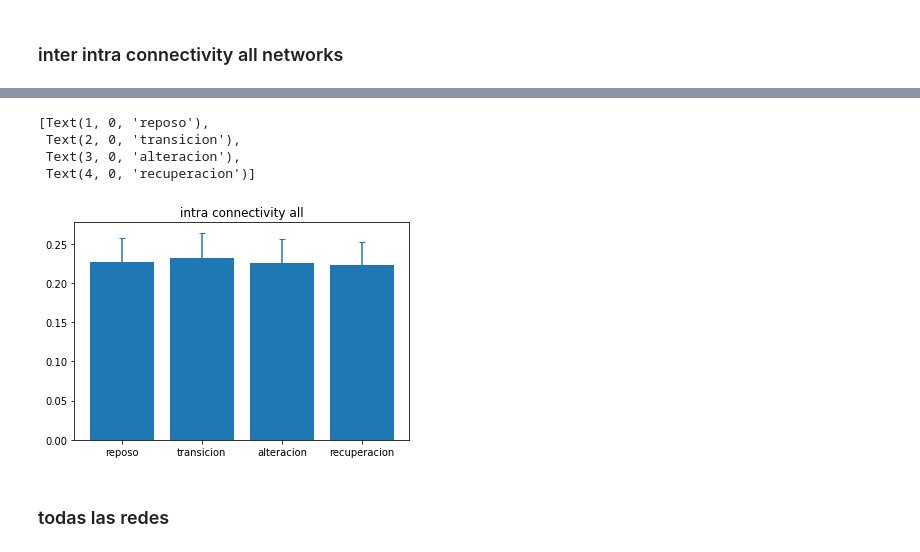
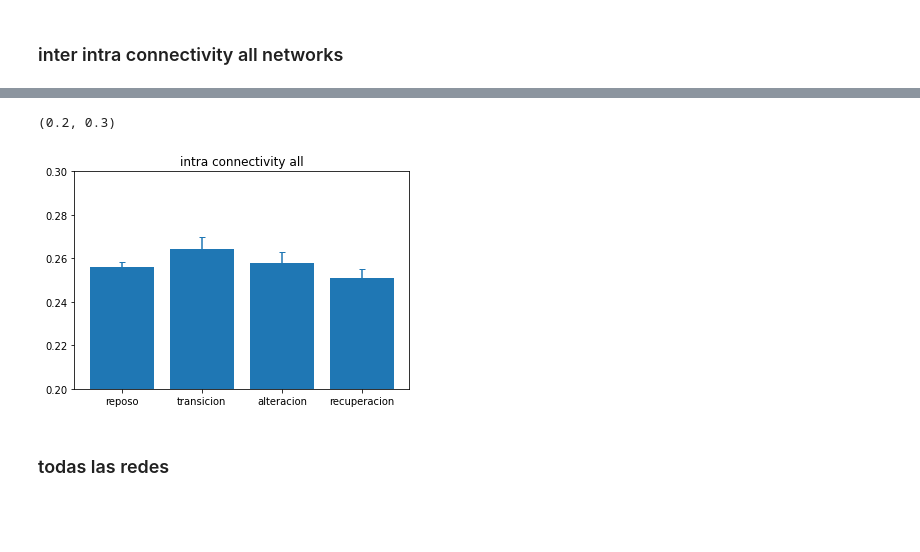
Before and after one commit to dellabellagabriel/states-fmri, a Jupyter notebook: scripts/connectivity/generate_figures/generate-figures.ipynb, the cells around one changed output, grey strips where cells are left out. Saved outputs shown, nothing was run; the diff lists cells and outputs as text; code cells hidden in the pictures; blank space fills up the shorter version.

```diff
--- a/scripts/connectivity/generate_figures/generate-figures.ipynb
+++ b/scripts/connectivity/generate_figures/generate-figures.ipynb
@@ -286,16 +286,14 @@ ax.set_xticklabels(["reposo", "transicion", "alteracion", "recuperacion"])
 # %%
 plt.bar([1,2,3,4], intra_conn_per_cond_mean)
 plt.errorbar([1,2,3,4], intra_conn_per_cond_mean, intra_conn_per_cond_stderr, linestyle="None", capsize=3)
 plt.title("intra connectivity all")
 ax = plt.gca()
 ax.set_xticks([1,2,3,4])
 ax.set_xticklabels(["reposo", "transicion", "alteracion", "recuperacion"])
+ax.set_ylim([0.2, 0.3])
 # %% [output]
-[Text(1, 0, 'reposo'),
- Text(2, 0, 'transicion'),
- Text(3, 0, 'alteracion'),
- Text(4, 0, 'recuperacion')]
+(0.2, 0.3)
-[figure, old version]
+[figure, new version]
 # %% [markdown]
 ### todas las redes
 # %%
```
Also changed, not shown: parts of 26 cells of this notebook, 5 other files.
